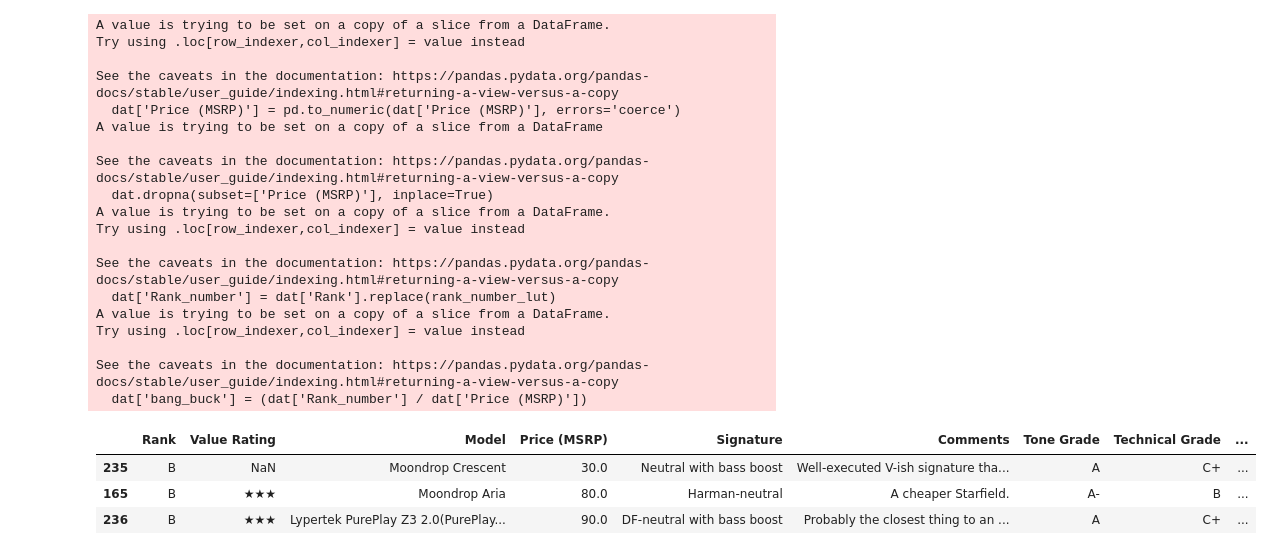
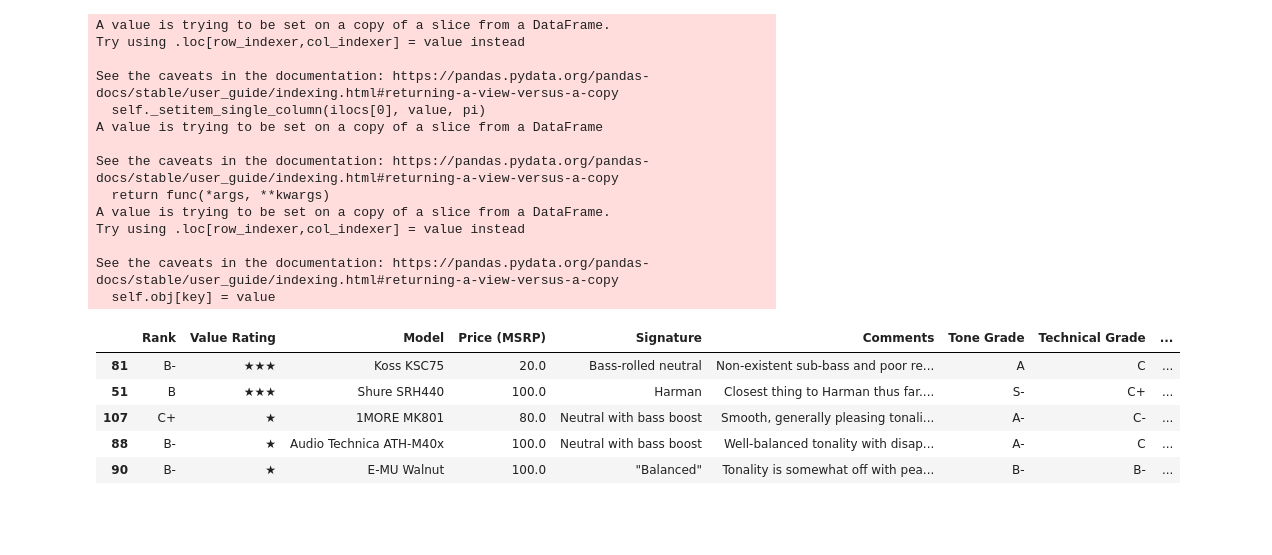
Before and after one commit to PaulHiemstra/bangbuck_headphone, a Jupyter notebook: headphone_bang_buck.ipynb, the cells around one changed output. Cells and saved outputs as stored; diff of their text form; code cells hidden in the pictures; blank space fills up the shorter version.

```diff
--- a/headphone_bang_buck.ipynb
+++ b/headphone_bang_buck.ipynb
@@ -1,10 +1,12 @@
 # %%
 import pandas as pd
+import numpy as np
 import requests
 
 def get_ranking(ranking_type='headphones'):
     url = f'https://crinacle.com/rankings/{ranking_type}/'
 
+    # Pretend we are a browser to avoid being blocked
     header = {
       "User-Agent": "Mozilla/5.0 (X11; Linux x86_64) AppleWebKit/537.36 (KHTML, like Gecko) Chrome/50.0.2661.75 Safari/537.36",
       "X-Requested-With": "XMLHttpRequest"
@@ -14,56 +16,60 @@ def get_ranking(ranking_type='headphones'):
 
     # Deal with both missing prices and weirdly formatted prices
     dat = dat.query('Pricesort != 99999')
-    dat['Price (MSRP)'] = pd.to_numeric(dat['Price (MSRP)'], errors='coerce')
+    dat.loc[:,'Price (MSRP)'] = pd.to_numeric(dat['Price (MSRP)'], errors='coerce')
     dat.dropna(subset=['Price (MSRP)'], inplace=True)
 
     # Add the bang for buck variable
     ranks = dat['Rank'].unique()
     rank_number = np.linspace(100, 1, len(ranks))
     rank_number_lut = dict(zip(ranks, rank_number))
-    dat['Rank_number'] = dat['Rank'].replace(rank_number_lut)
-    dat['bang_buck'] = (dat['Rank_number'] / dat['Price (MSRP)'])
+    dat.loc[:,'Rank_number'] = dat['Rank'].replace(rank_number_lut)
+    dat.loc[:,'bang_buck'] = (dat['Rank_number'] / dat['Price (MSRP)'])
 
+    # Recast Rank as a Categorical, needed for proper order of ranks in plots
+    all_possible_ranks = list(chain.from_iterable([[s+'+', s, s+'-'] for s in list(string.ascii_uppercase[0:6])]))
+    dat.loc[:,'Rank'] = pd.Categorical(dat['Rank'], categories = all_possible_ranks)
+
+    # Save the rankings that where generated from the data, for future reference
     dat.attrs['rank_number_lut'] = rank_number_lut
     return dat
 
-def select_products(dat, min_price = 50, max_price = 100, min_rank='C+', sort_to='bang_buck', open_closed=None):
+def select_products(dat, min_price = 50, max_price = 100, min_rank='C+', sort_to='bang_buck', open_closed=None, model_search=None):
     subset = (
         dat
           .query(f'{max_price} >= `Price (MSRP)` >= {min_price}')                   # Price Range
-          .query('Rank_number >= %f' % dat.attrs['rank_number_lut'][min_rank])    # Minimum Rank
-          .sort_values(sort_to, ascending=False)             # Sort according to bang for buck
+          .query('Rank_number >= %f' % dat.attrs['rank_number_lut'][min_rank])      # Minimum Rank
+          .sort_values(sort_to, ascending=False)                                    # Sort according to bang for buck
     )
     if open_closed is not None:
-        subset[subset['Fit/Cup Type'].str.contains(open_closed)]
+        subset = subset[subset['Fit/Cup Type'].str.contains(open_closed)]
+    if model_search is not None:
+        subset = subset[subset['Model'].str.contains(model_search)]
     return subset
 
-headphone_data = get_ranking('iems')
+headphone_data = get_ranking('headphones')
 # %% [output]
 A value is trying to be set on a copy of a slice from a DataFrame.
 Try using .loc[row_indexer,col_indexer] = value instead
 
 See the caveats in the documentation: https://pandas.pydata.org/pandas-docs/stable/user_guide/indexing.html#returning-a-view-versus-a-copy
-  dat['Price (MSRP)'] = pd.to_numeric(dat['Price (MSRP)'], errors='coerce')
+  self._setitem_single_column(ilocs[0], value, pi)
 A value is trying to be set on a copy of a slice from a DataFrame
 
 See the caveats in the documentation: https://pandas.pydata.org/pandas-docs/stable/user_guide/indexing.html#returning-a-view-versus-a-copy
-  dat.dropna(subset=['Price (MSRP)'], inplace=True)
+  return func(*args, **kwargs)
 A value is trying to be set on a copy of a slice from a DataFrame.
 Try using .loc[row_indexer,col_indexer] = value instead
 
 See the caveats in the documentation: https://pandas.pydata.org/pandas-docs/stable/user_guide/indexing.html#returning-a-view-versus-a-copy
-  dat['Rank_number'] = dat['Rank'].replace(rank_number_lut)
-A value is trying to be set on a copy of a slice from a DataFrame.
-Try using .loc[row_indexer,col_indexer] = value instead
-
-See the caveats in the documentation: https://pandas.pydata.org/pandas-docs/stable/user_guide/indexing.html#returning-a-view-versus-a-copy
-  dat['bang_buck'] = (dat['Rank_number'] / dat['Price (MSRP)'])
+  self.obj[key] = value
 # %%
-select_products(headphone_data, min_rank='B',
+select_products(headphone_data, min_rank='C',
                 min_price=20, max_price=100).head(10)
 # %% [output]
 |  | Rank | Value Rating | Model | Price (MSRP) | Signature | Comments | Tone Grade | Technical Grade | ... |
-| 235 | B | NaN | Moondrop Crescent | 30.0 | Neutral with bass boost | Well-executed V-ish signature tha... | A | C+ | ... |
-| 165 | B | ★★★ | Moondrop Aria | 80.0 | Harman-neutral | A cheaper Starfield. | A- | B | ... |
-| 236 | B | ★★★ | Lypertek PurePlay Z3 2.0(PurePlay... | 90.0 | DF-neutral with bass boost | Probably the closest thing to an ... | A | C+ | ... |
+| 81 | B- | ★★★ | Koss KSC75 | 20.0 | Bass-rolled neutral | Non-existent sub-bass and poor re... | A | C | ... |
+| 51 | B | ★★★ | Shure SRH440 | 100.0 | Harman | Closest thing to Harman thus far.... | S- | C+ | ... |
+| 107 | C+ | ★ | 1MORE MK801 | 80.0 | Neutral with bass boost | Smooth, generally pleasing tonali... | A- | C- | ... |
+| 88 | B- | ★ | Audio Technica ATH-M40x | 100.0 | Neutral with bass boost | Well-balanced tonality with disap... | A- | C | ... |
+| 90 | B- | ★ | E-MU Walnut | 100.0 | "Balanced" | Tonality is somewhat off with pea... | B- | B- | ... |
```
Also changed, not shown: parts of 4 cells of this notebook, 1 other file.
